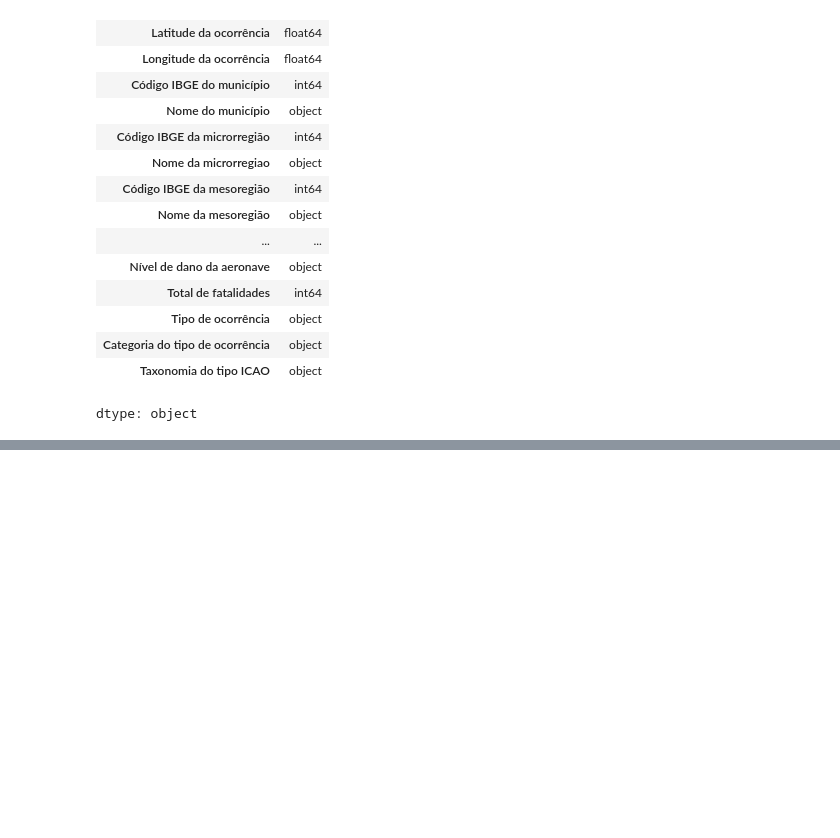
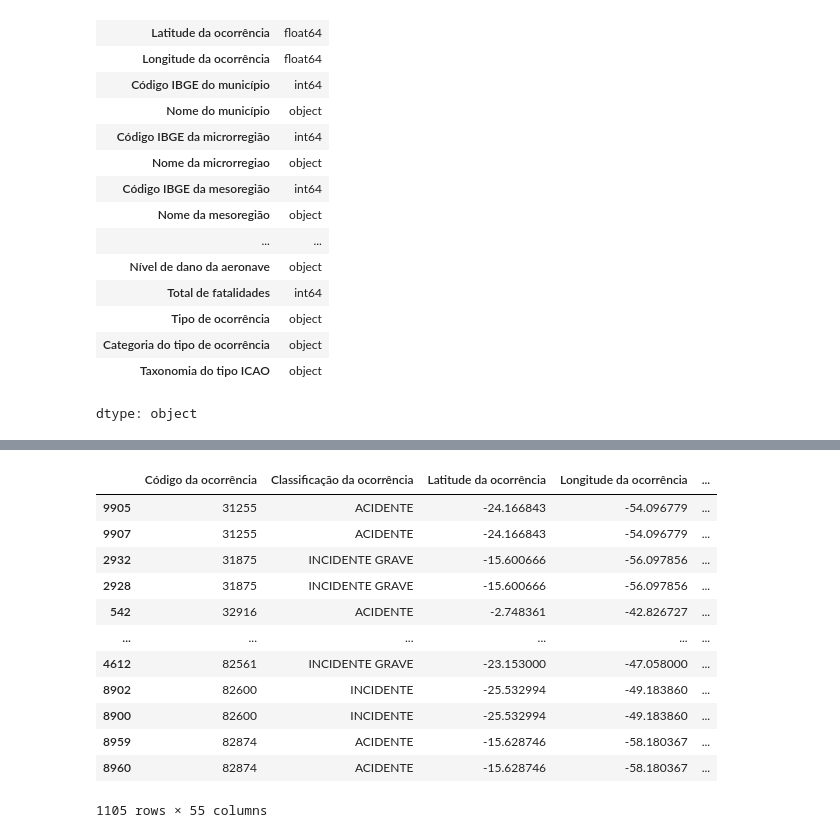
Before and after one commit to rhaulmendonca/Acidentes-por-Aeronave, a Jupyter notebook: Sistemas de Apoio à Decisão/CENIPA_Acidentes_por_aeronave.ipynb, the cells around one changed output, grey strips where cells are left out. Saved outputs shown, nothing was run; the diff lists cells and outputs as text; code cells hidden in the pictures; blank space fills up the shorter version.

```diff
--- a/Sistemas de Apoio à Decisão/CENIPA_Acidentes_por_aeronave.ipynb
+++ b/Sistemas de Apoio à Decisão/CENIPA_Acidentes_por_aeronave.ipynb
@@ -98,0 +166,23 @@ dtype: object
+# %%
+def get_duplicates(df):
+ coluna = [column for column in df.columns if 'Código da ocorrência' in column]
+ coluna = coluna[0]
+ duplicados = df.loc[df[coluna].duplicated()][coluna].values
+ df_duplicados = df[df[coluna].isin(duplicados)].sort_values(by=coluna)
+ return df_duplicados
+# %%
+get_duplicates(df)
+# %% [output]
+|  | Código da ocorrência | Classificação da ocorrência | Latitude da ocorrência | Longitude da ocorrência | ... |
+| 9905 | 31255 | ACIDENTE | -24.166843 | -54.096779 | ... |
+| 9907 | 31255 | ACIDENTE | -24.166843 | -54.096779 | ... |
+| 2932 | 31875 | INCIDENTE GRAVE | -15.600666 | -56.097856 | ... |
+| 2928 | 31875 | INCIDENTE GRAVE | -15.600666 | -56.097856 | ... |
+| 542 | 32916 | ACIDENTE | -2.748361 | -42.826727 | ... |
+| ... | ... | ... | ... | ... | ... |
+| 4612 | 82561 | INCIDENTE GRAVE | -23.153000 | -47.058000 | ... |
+| 8902 | 82600 | INCIDENTE | -25.532994 | -49.183860 | ... |
+| 8900 | 82600 | INCIDENTE | -25.532994 | -49.183860 | ... |
+| 8959 | 82874 | ACIDENTE | -15.628746 | -58.180367 | ... |
+| 8960 | 82874 | ACIDENTE | -15.628746 | -58.180367 | ... |
+1105 rows × 55 columns
```
Also changed, not shown: parts of 9 cells of this notebook.
